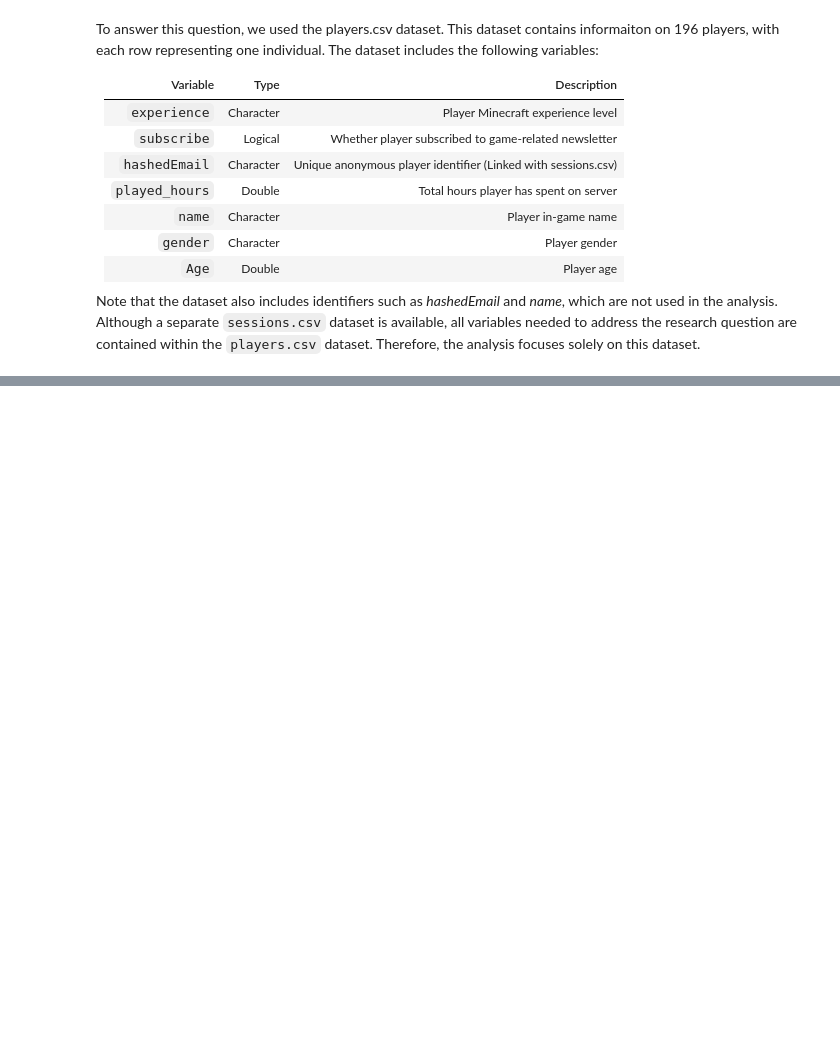
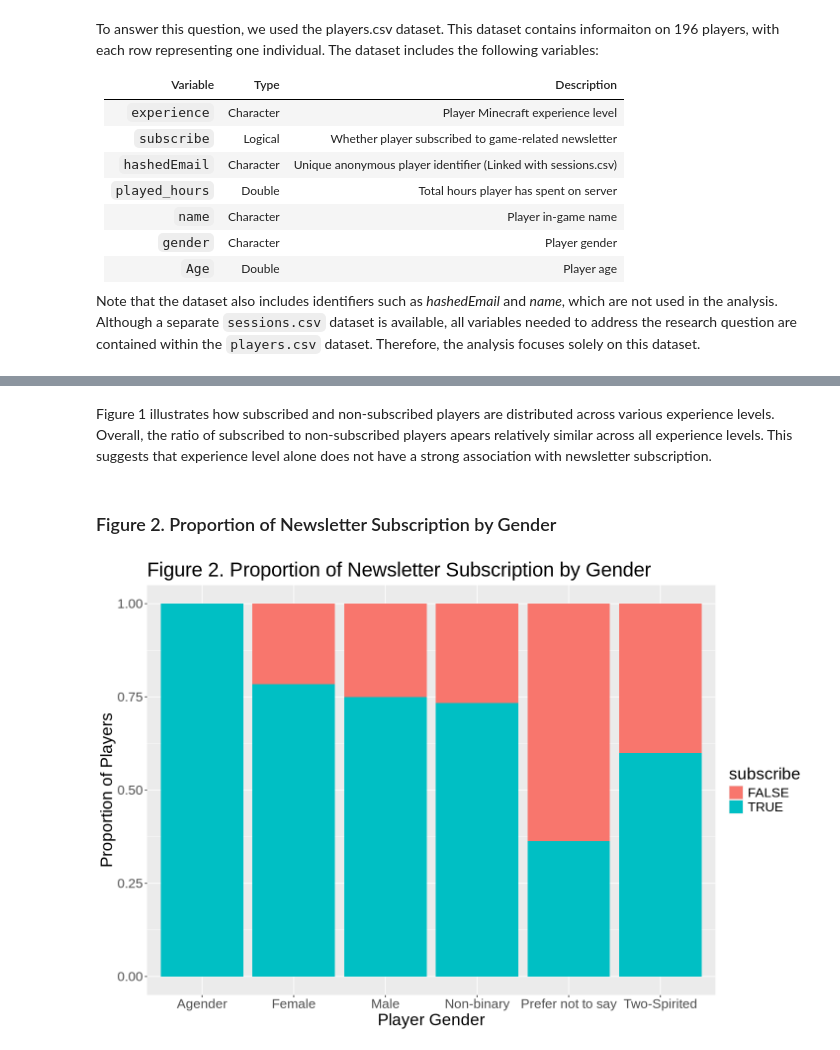
Before and after one commit to vincccss/dsci100-final-project, a Jupyter notebook: final_project_notebook.ipynb, the cells around one changed output, grey strips where cells are left out. Cells and saved outputs as stored; diff of their text form; code cells hidden in the pictures; blank space fills up the shorter version.

```diff
--- a/final_project_notebook.ipynb
+++ b/final_project_notebook.ipynb
@@ -102,0 +244,20 @@ Note that the dataset also includes identifiers such as *hashedEmail* and *name*
+# %% [markdown]
+Figure 1 illustrates how subscribed and non-subscribed players are distributed across various experience levels. Overall, the ratio of subscribed to non-subscribed players apears relatively similar across all experience levels. This suggests that experience level alone does not have a strong association with newsletter subscription.
+# %% [markdown]
+### Figure 2. Proportion of Newsletter Subscription by Gender
+# %%
+# Modify plot size
+options(repr.plot.width = 12,
+        repr.plot.height = 8)
+
+# Create barplot
+players_ns_by_gender <- players_data_clean |>
+                        ggplot(aes(x = gender, fill = subscribe)) +
+                            geom_bar(position = "fill") +
+                            labs(title = "Figure 2. Proportion of Newsletter Subscription by Gender",
+                                 x = "Player Gender",
+                                 y = "Proportion of Players") +
+                            theme(text = element_text(size = 20))
+players_ns_by_gender
+# %% [output]
+[figure, added]
```
Also changed, not shown: parts of 24 cells of this notebook.
